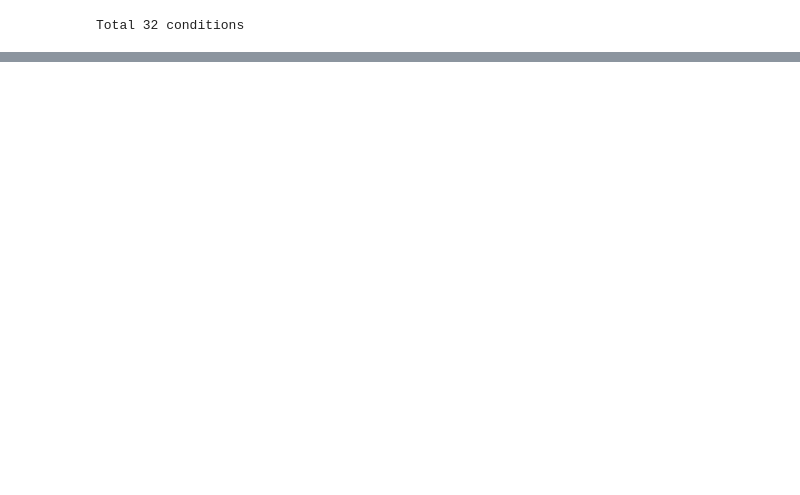
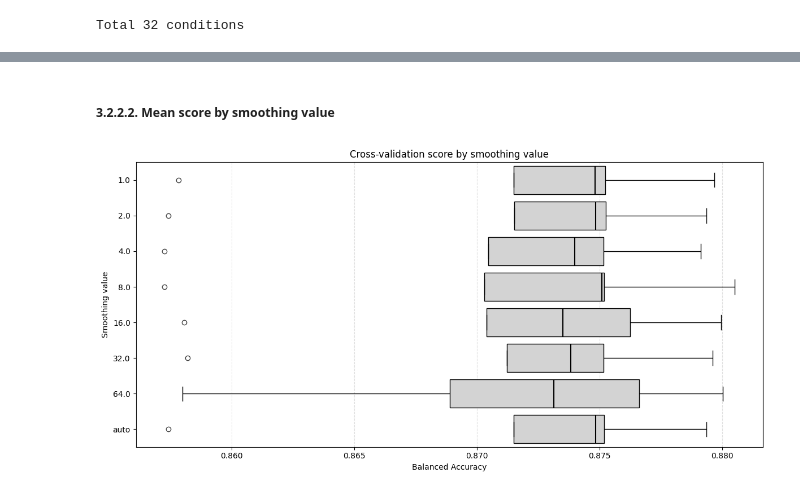
Before and after one commit to gperdrizet/student-health-risk, a Jupyter notebook: notebooks/02-data-preprocessing.ipynb, the cells around one changed output, grey strips where cells are left out. Drawn from its saved outputs; the diff is of its cells as text; code cells hidden in the pictures; blank space fills up the shorter version.

```diff
--- a/notebooks/02-data-preprocessing.ipynb
+++ b/notebooks/02-data-preprocessing.ipynb
@@ -785,0 +454,40 @@ Evaluating condition: One-hot encoding, KNN imputation (3 neighbors), -indicator
+# %% [markdown]
+##### 3.2.2.2. Mean score by smoothing value
+# %%
+# Force display order: numeric smoothing values ascending, then 'auto' last
+numeric_smoothing = sorted(
+    float(value)
+    for value in target_encoding_results['Smoothing'].unique()
+    if str(value).lower() != 'auto'
+)
+has_auto = any(str(value).lower() == 'auto' for value in target_encoding_results['Smoothing'])
+
+smoothing_order = [str(value) for value in numeric_smoothing]
+if has_auto:
+    smoothing_order.append('auto')
+
+plot_df = target_encoding_results.copy()
+plot_df['Smoothing'] = plot_df['Smoothing'].astype(str)
+
+fig_height = max(6, len(smoothing_order) * 0.5)
+plt.figure(figsize=(12, fig_height))
+sns.boxplot(
+    x='Cross-validation score',
+    y='Smoothing',
+    data=plot_df,
+    order=smoothing_order,
+    orient='h',
+    boxprops={'facecolor': 'lightgray', 'edgecolor': 'black'},
+    medianprops={'color': 'black', 'linewidth': 1.5},
+    whiskerprops={'color': 'black'},
+    capprops={'color': 'black'}
+)
+
+plt.title('Cross-validation score by smoothing value')
+plt.xlabel('Balanced Accuracy')
+plt.ylabel('Smoothing value')
+plt.grid(axis='x', linestyle='--', alpha=0.4)
+plt.tight_layout()
+plt.show()
+# %% [output]
+[figure, added]
```
Also changed, not shown: parts of 37 cells of this notebook, 7 other files.
